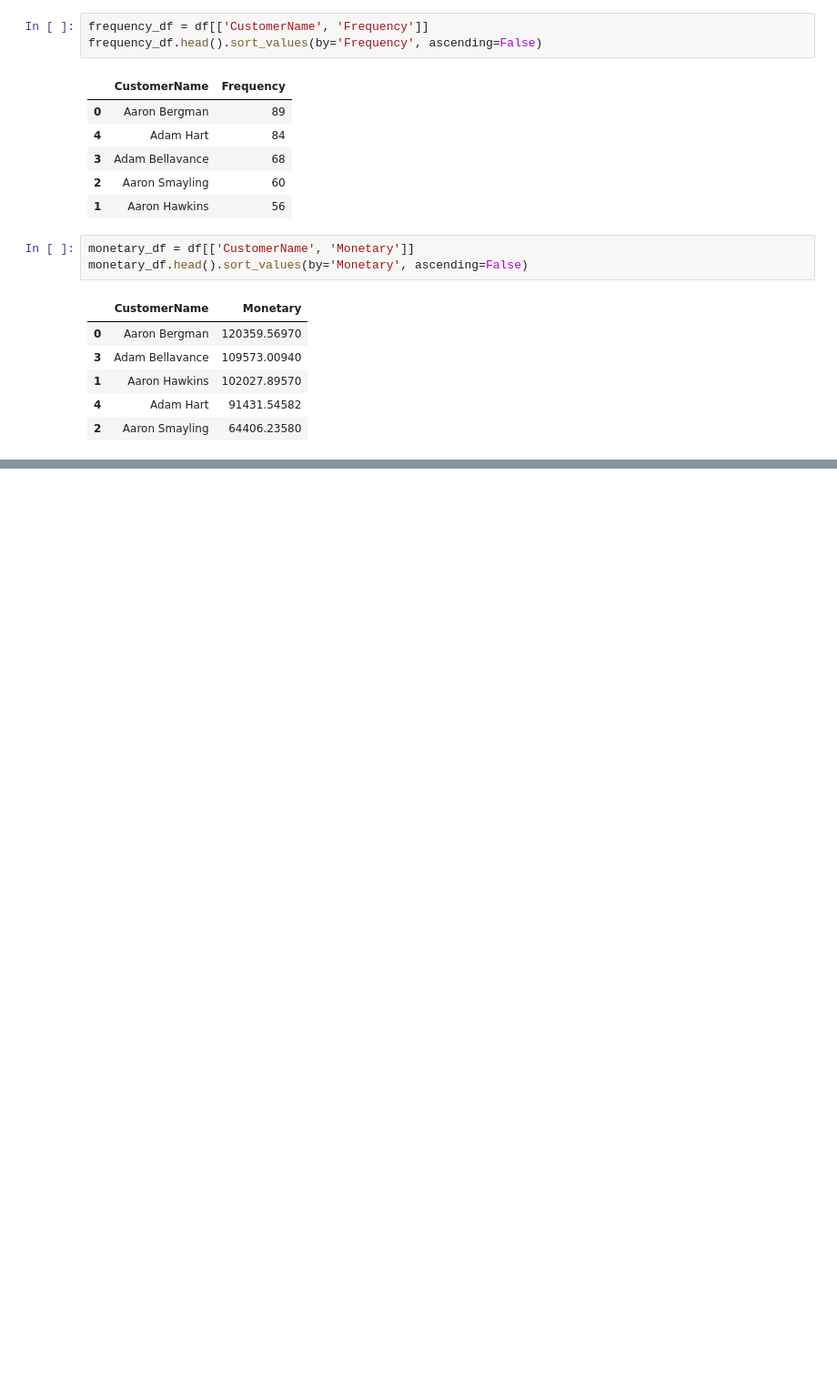
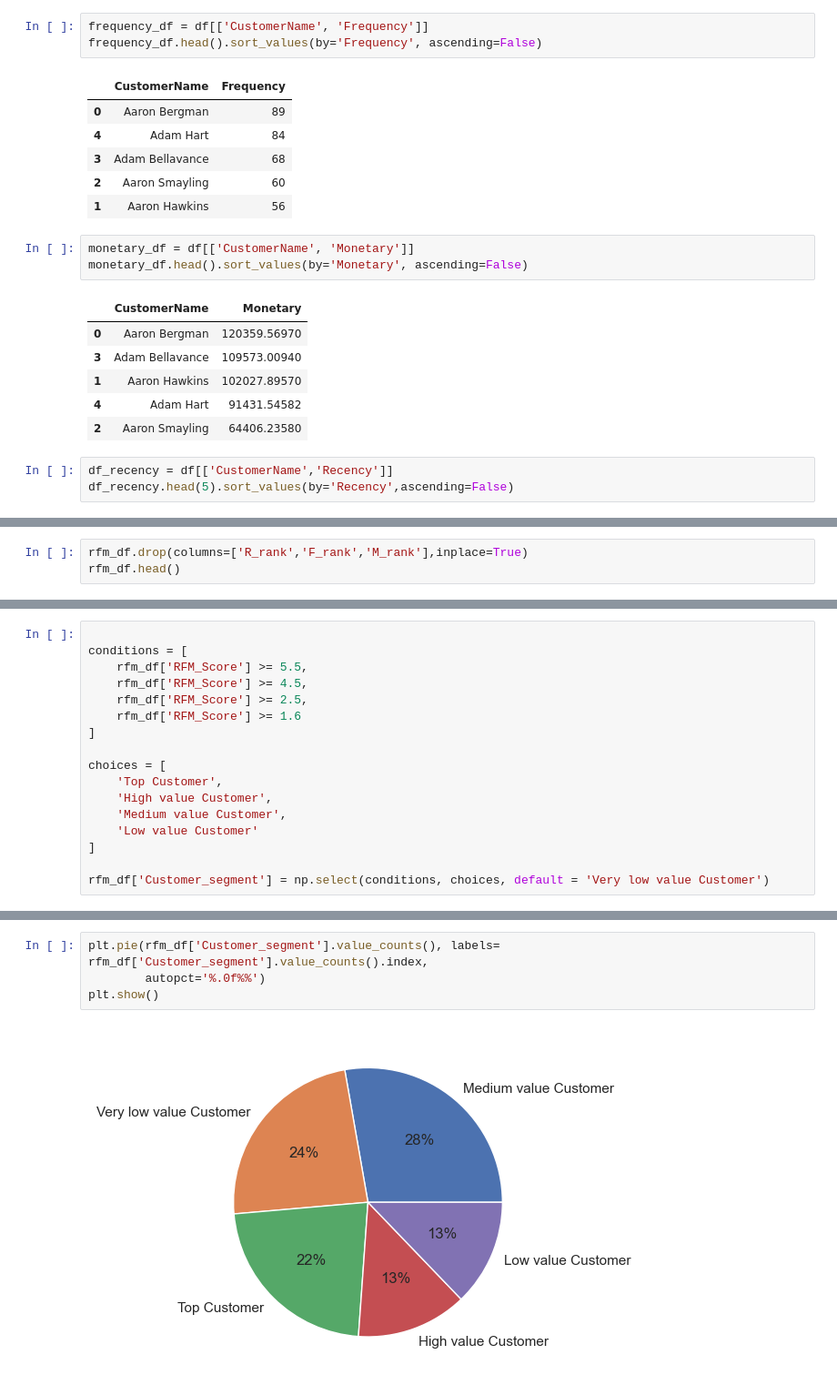
Before and after one commit to Cmattk/Datascience_python, a Jupyter notebook: projects/RFM analysis.ipynb, the cells around one changed output, grey strips where cells are left out. Shown: that part at 91% size. Saved outputs shown, nothing was run; the diff lists cells and outputs as text; blank space fills up the shorter version.

```diff
--- a/projects/RFM analysis.ipynb
+++ b/projects/RFM analysis.ipynb
@@ -50,3 +64,6 @@ monetary_df.head().sort_values(by='Monetary', ascending=False)
 | 1 | Aaron Hawkins | 102027.89570 |
 | 4 | Adam Hart | 91431.54582 |
 | 2 | Aaron Smayling | 64406.23580 |
+# %%
+df_recency = df[['CustomerName','Recency']]
+df_recency.head(5).sort_values(by='Recency',ascending=False)
@@ -52,0 +111,3 @@ monetary_df.head().sort_values(by='Monetary', ascending=False)
+# %%
+rfm_df.drop(columns=['R_rank','F_rank','M_rank'],inplace=True)
+rfm_df.head()
@@ -52,0 +172,17 @@ monetary_df.head().sort_values(by='Monetary', ascending=False)
+# %%
+
+conditions = [
+    rfm_df['RFM_Score'] >= 5.5,
+    rfm_df['RFM_Score'] >= 4.5,
+    rfm_df['RFM_Score'] >= 2.5,
+    rfm_df['RFM_Score'] >= 1.6
+]
+
+choices = [
+    'Top Customer',
+    'High value Customer',
+    'Medium value Customer',
+    'Low value Customer'
+]
+
+rfm_df['Customer_segment'] = np.select(conditions, choices, default = 'Very low value Customer')
@@ -52,0 +263,6 @@ monetary_df.head().sort_values(by='Monetary', ascending=False)
+# %%
+plt.pie(rfm_df['Customer_segment'].value_counts(), labels= rfm_df['Customer_segment'].value_counts().index,
+        autopct='%.0f%%')
+plt.show()
+# %% [output]
+[figure, added]
```
Also changed, not shown: parts of 23 cells of this notebook, 2 other files.
